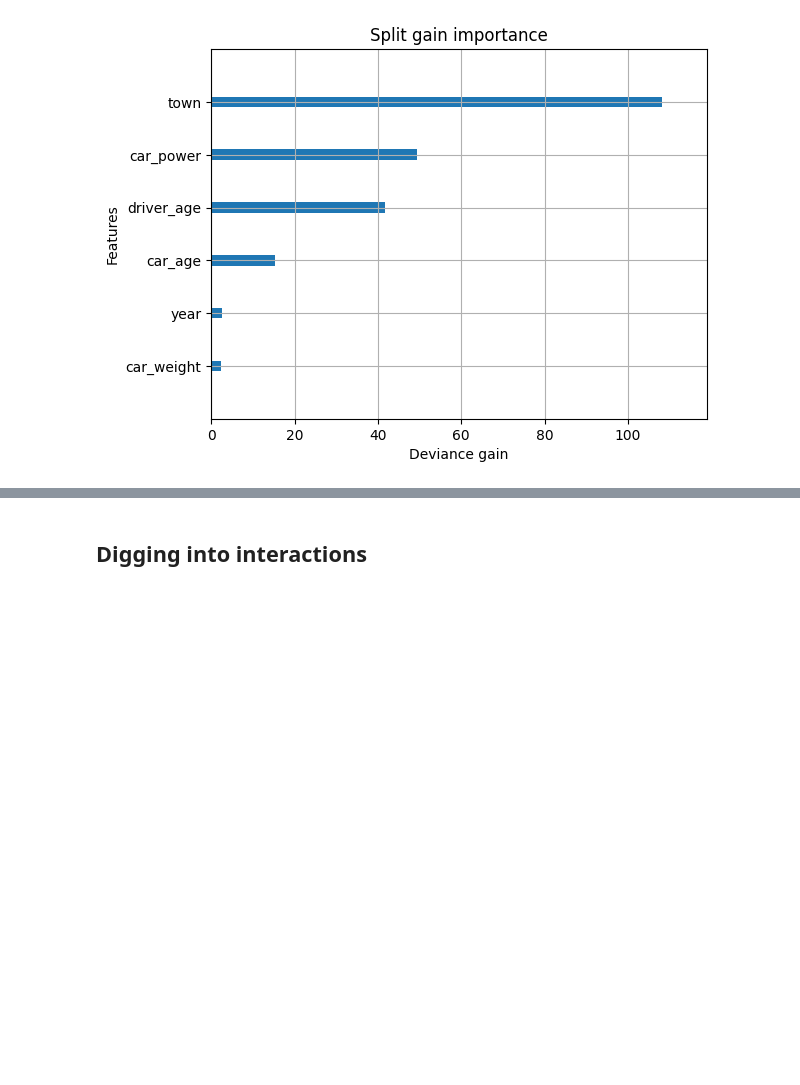
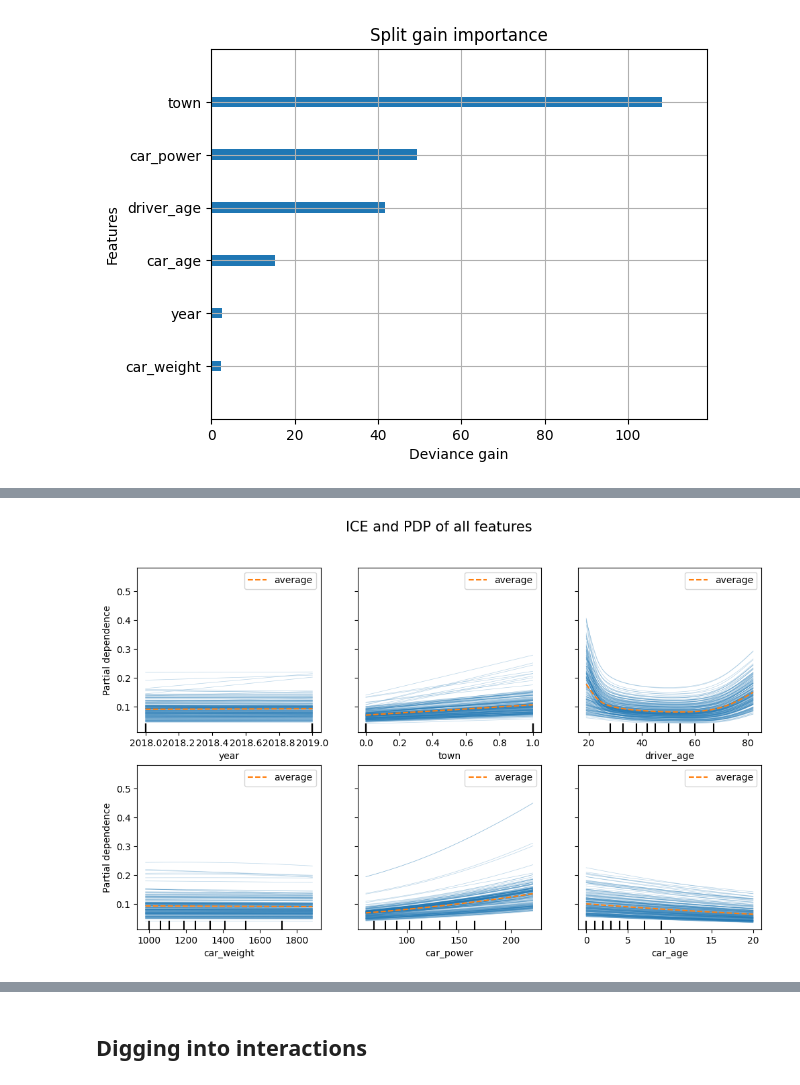
Before and after one commit to m-maggi/interactions, a Jupyter notebook: notebook.ipynb, the cells around one changed output, grey strips where cells are left out. Saved outputs shown, nothing was run; the diff lists cells and outputs as text; code cells hidden in the pictures; blank space fills up the shorter version.

```diff
--- a/notebook.ipynb
+++ b/notebook.ipynb
@@ -183,0 +299,47 @@ _ = xgb.plot_importance(
+# %%
+from sklearn.inspection import PartialDependenceDisplay
+
+class Dummy:
+    def __init__(self, model, preproc):
+        self.model = model
+        self._estimator_type = "regressor"
+        self.preproc = preproc
+
+    def __sklearn_is_fitted__(self):
+        return True
+
+    def fit(self):
+        pass
+
+    def predict(self, _X, attentions=False):
+        self.model.eval()
+        X = _X.copy()
+        X["town"] -= 0.5
+        X = preproc.transform(_X)
+        dataset = TensorDataset(
+        torch.tensor(X.values, dtype=torch.float, ),
+        torch.tensor(X.values, dtype=torch.float, ),
+        )
+        dataloader = DataLoader(dataset, batch_size=1_000_000, shuffle=False)
+        for batch in dataloader:
+            x_batch, y_batch = batch
+            with torch.no_grad():  # No gradient computation
+                pred_torch = self.model(x_batch, attentions=attentions)
+        return pred_torch.numpy()
+
+# Pick some rows to explain
+X_explain = X_train.sample(n=1000, random_state=937)
+
+fig, axes = plt.subplots(2, 3, figsize=(12, 7))
+fig.suptitle("ICE and PDP of all features", fontsize=15)
+
+_= PartialDependenceDisplay.from_estimator(
+    Dummy(model_torch, preproc),
+    X=X_explain,
+    features=X_explain.columns,
+    kind="both",
+    ax=axes,
+    subsample=200,
+)
+# %% [output]
+[figure, added]
```
Also changed, not shown: parts of 13 cells of this notebook, 2 other files.
